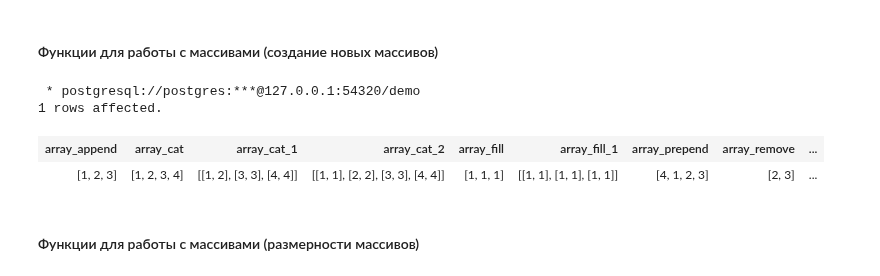
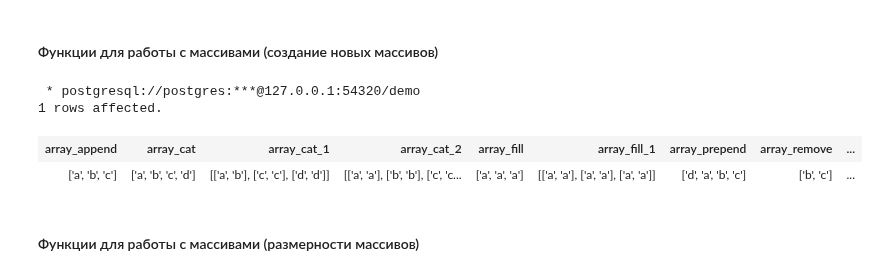
Before and after one commit to vowatchka/postgres_basic, a Jupyter notebook: practices/4_postgres_datatypes/sql.ipynb, the cells around one changed output. Cells and saved outputs as stored; diff of their text form; code cells hidden in the pictures.

```diff
--- a/practices/4_postgres_datatypes/sql.ipynb
+++ b/practices/4_postgres_datatypes/sql.ipynb
@@ -2068,24 +2068,24 @@ SELECT
 # %%
 %%sql
 SELECT
-    array_append(ARRAY[1, 2], 3),
-    array_cat(ARRAY[1, 2], ARRAY[3, 4]),
-    array_cat(ARRAY[1, 2], ARRAY[[3, 3], [4, 4]]),
-    array_cat(ARRAY[[1, 1], [2, 2]], ARRAY[[3, 3], [4, 4]]),
-    array_fill(1, ARRAY[3]),
-    array_fill(1, ARRAY[3, 2]),
-    array_prepend(4, ARRAY[1, 2, 3]),
-    array_remove(ARRAY[1, 2, 1, 3], 1),
-    array_remove(ARRAY[1, 2, 1, 3], 4),
-    array_replace(ARRAY[1, 2, 1, 3], 1, -1),
-    array_replace(ARRAY[1, 2, 1, 3], 4, -4),
+    array_append(ARRAY['a', 'b'], 'c'),
+    array_cat(ARRAY['a', 'b'], ARRAY['c', 'd']),
+    array_cat(ARRAY['a', 'b'], ARRAY[['c', 'c'], ['d', 'd']]),
+    array_cat(ARRAY[['a', 'a'], ['b', 'b']], ARRAY[['c', 'c'], ['d', 'd']]),
+    array_fill('a'::text, ARRAY[3]),
+    array_fill('a'::text, ARRAY[3, 2]),
+    array_prepend('d', ARRAY['a', 'b', 'c']),
+    array_remove(ARRAY['a', 'b', 'a', 'c'], 'a'),
+    array_remove(ARRAY['a', 'b', 'a', 'c'], 'd'),
+    array_replace(ARRAY['a', 'b', 'a', 'c'], 'a', 'A'),
+    array_replace(ARRAY['a', 'b', 'a', 'c'], 'd', 'D'),
     string_to_array('1, 2, 3', ', '),
     string_to_array('1, 2, 3, 2', ', ', '2')
 # %% [output]
  * postgresql://postgres:***@127.0.0.1:54320/demo
 1 rows affected.
 | array_append | array_cat | array_cat_1 | array_cat_2 | array_fill | array_fill_1 | array_prepend | array_remove | ... |
-| [1, 2, 3] | [1, 2, 3, 4] | [[1, 2], [3, 3], [4, 4]] | [[1, 1], [2, 2], [3, 3], [4, 4]] | [1, 1, 1] | [[1, 1], [1, 1], [1, 1]] | [4, 1, 2, 3] | [2, 3] | ... |
+| ['a', 'b', 'c'] | ['a', 'b', 'c', 'd'] | [['a', 'b'], ['c', 'c'], ['d', 'd']] | [['a', 'a'], ['b', 'b'], ['c', 'c... | ['a', 'a', 'a'] | [['a', 'a'], ['a', 'a'], ['a', 'a']] | ['d', 'a', 'b', 'c'] | ['b', 'c'] | ... |
 # %% [markdown]
 #### Функции для работы с массивами (размерности массивов)
 # %%
```
Also changed, not shown: parts of 11 cells of this notebook.
